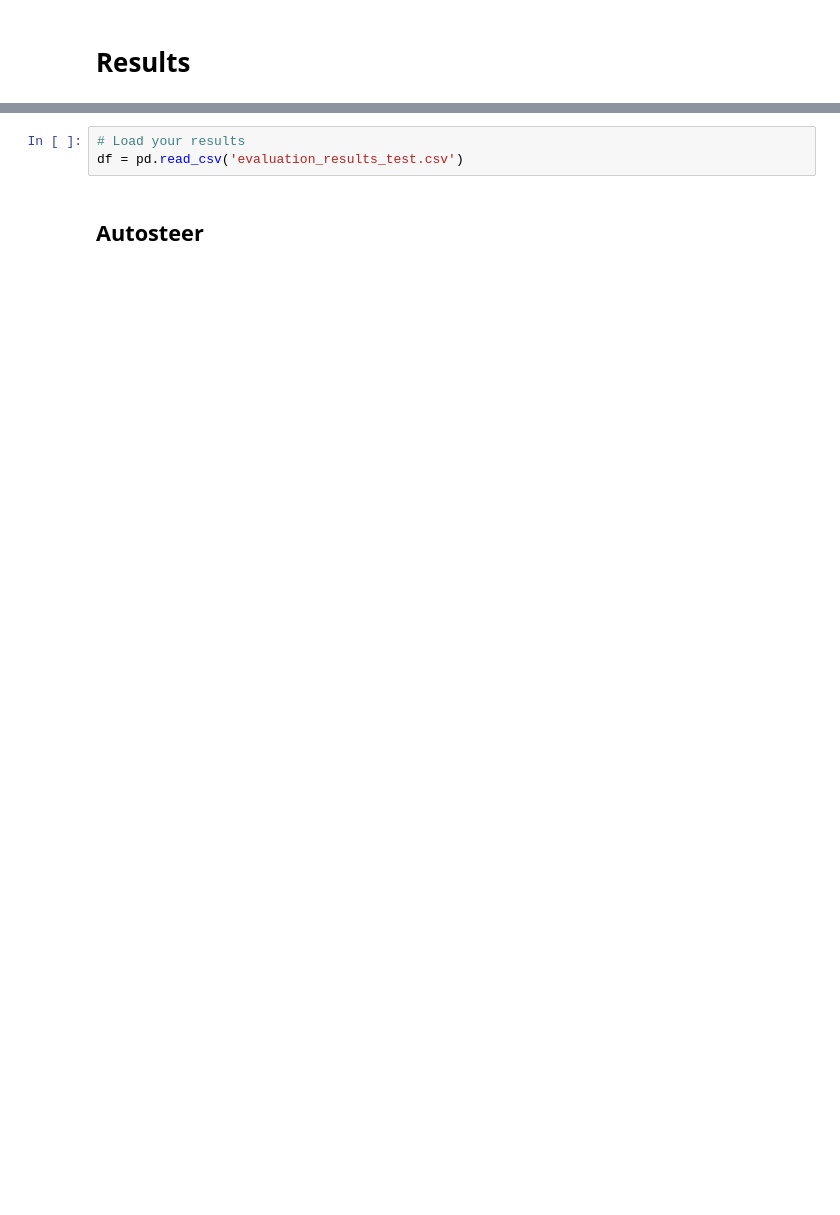
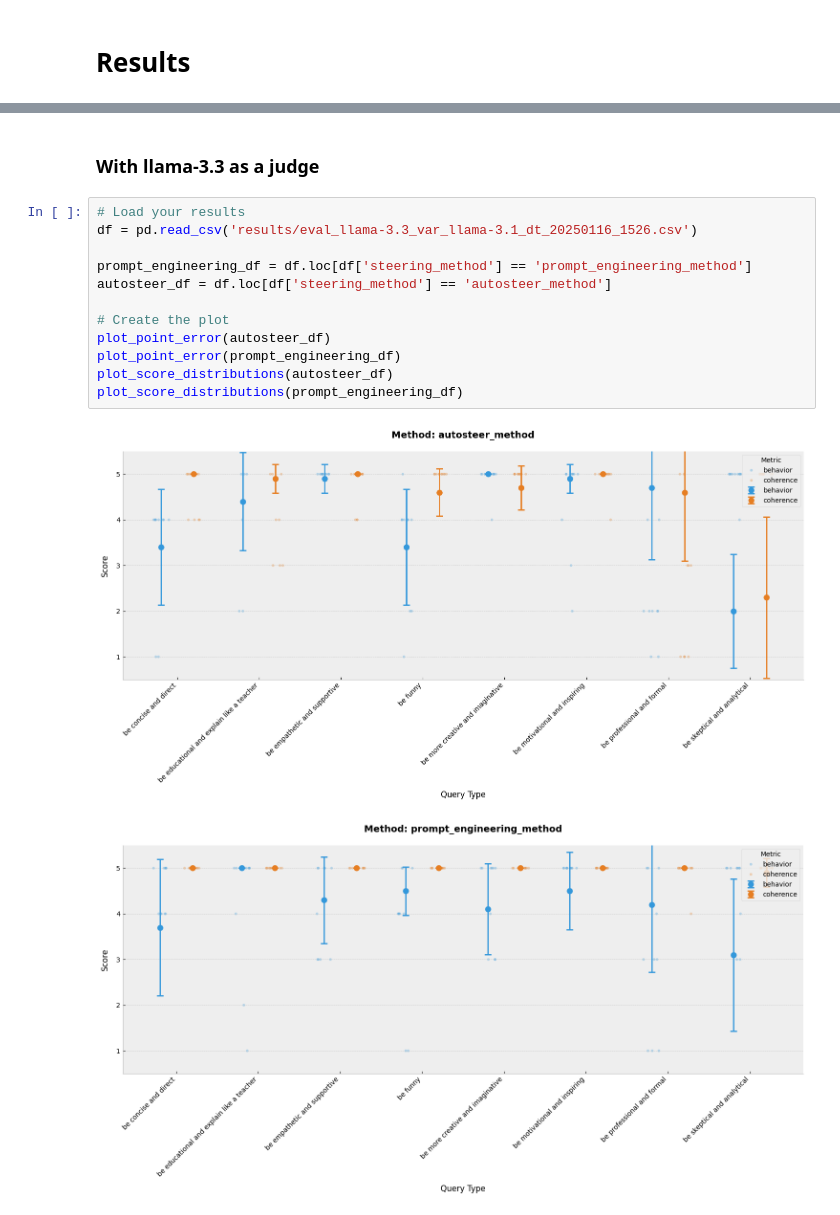
Before and after one commit to Eitan-Sprejer/GoodFire-Autosteer-Evaluation, a Jupyter notebook: testing.ipynb, the cells around one changed output, grey strips where cells are left out. Saved outputs shown, nothing was run; the diff lists cells and outputs as text; blank space fills up the shorter version.

```diff
--- a/testing.ipynb
+++ b/testing.ipynb
@@ -245,8 +245,20 @@ def plot_score_distributions(df: pd.DataFrame, save_path: str = None):
 
     # Show plot
     plt.show()
-# %%
-# Load your results
-df = pd.read_csv('evaluation_results_test.csv')
-# %% [markdown]
-## Autosteer
+# %% [markdown]
+### With llama-3.3 as a judge
+# %%
+# Load your results
+df = pd.read_csv('results/eval_llama-3.3_var_llama-3.1_dt_20250116_1526.csv')
+
+prompt_engineering_df = df.loc[df['steering_method'] == 'prompt_engineering_method']
+autosteer_df = df.loc[df['steering_method'] == 'autosteer_method']
+
+# Create the plot
+plot_point_error(autosteer_df)
+plot_point_error(prompt_engineering_df)
+plot_score_distributions(autosteer_df)
+plot_score_distributions(prompt_engineering_df)
+# %% [output]
+[figure, added]
+[figure, added]
```
Also changed, not shown: parts of 11 cells of this notebook, 4 other files.
